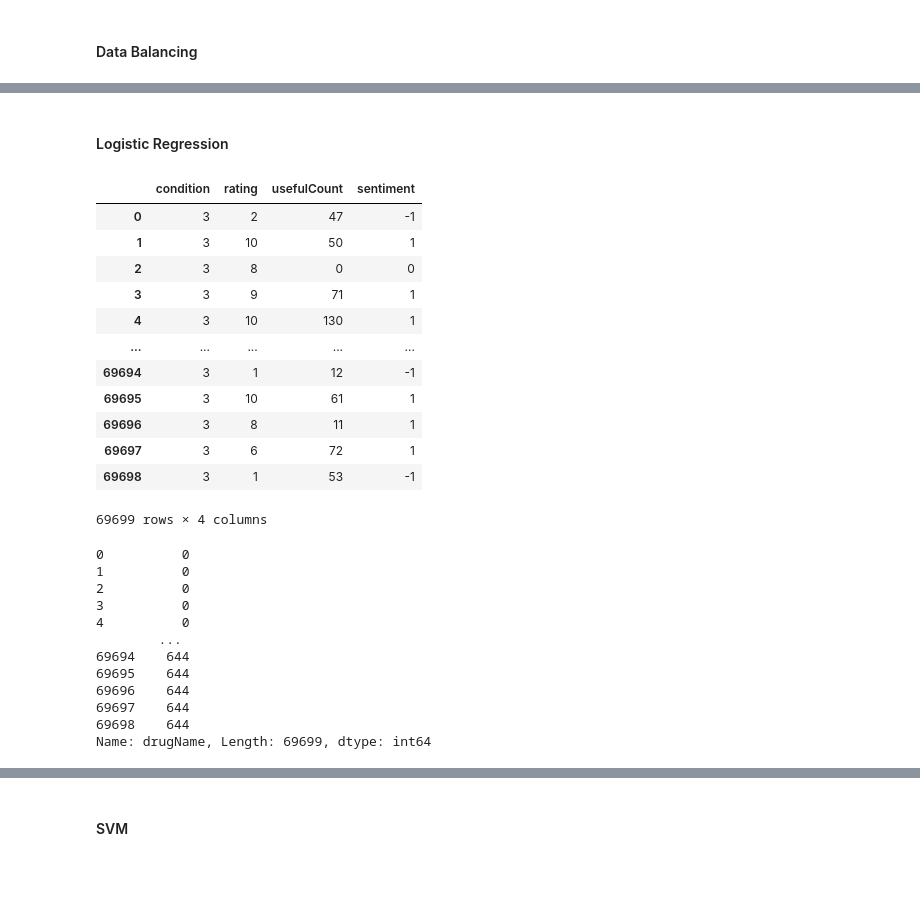
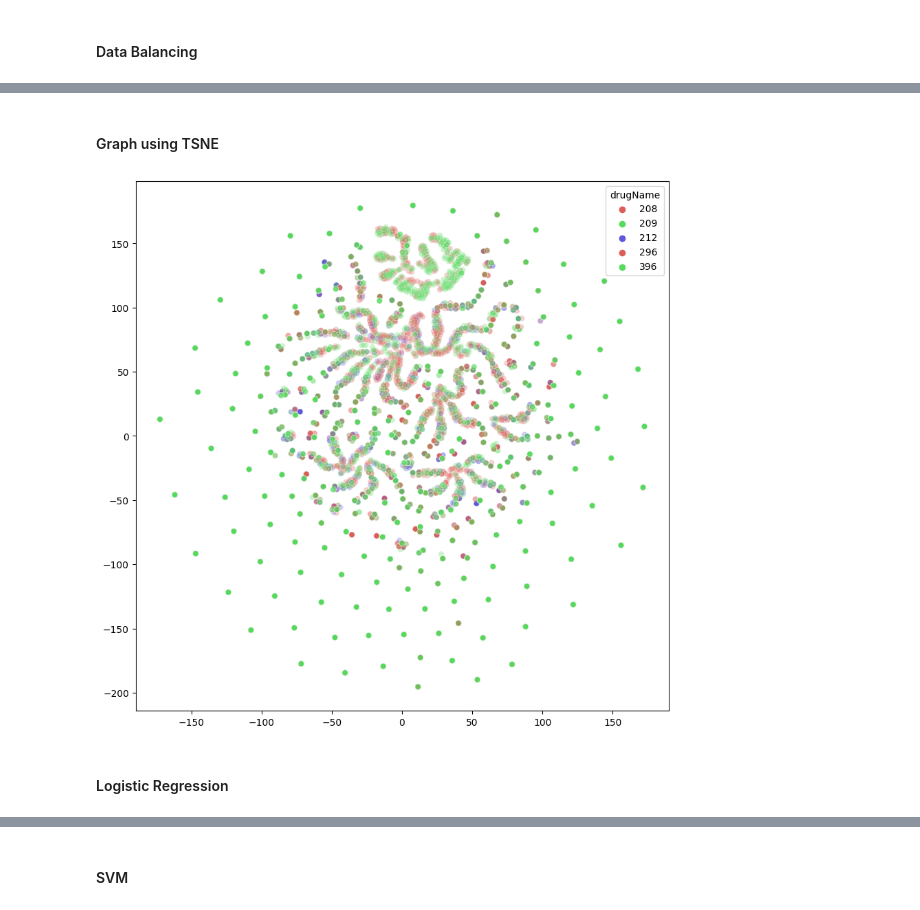
Before and after one commit to juanfranciscocis/Medicine_Recomendation, a Jupyter notebook: avance_proyecto.ipynb, the cells around one changed output, grey strips where cells are left out. Cells and saved outputs as stored; diff of their text form; code cells hidden in the pictures; blank space fills up the shorter version.

```diff
--- a/avance_proyecto.ipynb
+++ b/avance_proyecto.ipynb
@@ -90,8 +94,8 @@ from numpy import mean, std
 ### ANALISIS EXPLORATORIO DE DATOS
 # %%
 # Where data is stored
-pathTest = "C:/Users/joxue/Downloads/Medicine_Recomendation-juan-francisco/Medicine_Recomendation-juan-francisco/data/test.csv"
-pathTrain = "C:/Users/joxue/Downloads/Medicine_Recomendation-juan-francisco/Medicine_Recomendation-juan-francisco/data/train.csv"
+pathTest = "../Medicine_Recomendation/data/test.csv"
+pathTrain = "../Medicine_Recomendation/data/train.csv"
 
 # Read data
 dfTest = pd.read_csv(pathTest)
@@ -718,0 +736,4 @@ memory usage: 2.8 MB
+# %%
+# df will have only the 3 drugs with more reviews, 212,208,296, drop all the rows with the other drugs
+df = df[df['drugName'].isin([212,208,296,396,209])]
+df
@@ -750,39 +796,33 @@ Y shape:  (69699,)
+# %% [markdown]
+#### Graph using TSNE
+# %%
+# Z-score normalization
+from sklearn.preprocessing import StandardScaler
+scaler = StandardScaler()
+X = scaler.fit_transform(X)
+
+
+# using TSNE to visualize the data
+from sklearn.manifold import TSNE
+import matplotlib.pyplot as plt
+import seaborn as sns
+
+tsne = TSNE(n_components=2, random_state=42)
+X_tsne = tsne.fit_transform(X)
+
+# Plot the data of the training set
+plt.figure(figsize=(10, 10))
+sns.scatterplot(
+    x=X_tsne[:, 0], y=X_tsne[:, 1],
+    hue=Y,
+    palette=sns.color_palette("hls", 3),
+    legend="full",
+    alpha=0.3
+)
+plt.show()
+# %% [output]
+[figure, added]
 # %% [markdown]
 #### Logistic Regression
 # %%
 logisticRegressionFinished = False
-# %%
-# save X as a csv file
-X.to_csv('X.csv', index=False)
-X
-# %% [output]
-|  | condition | rating | usefulCount | sentiment |
-| 0 | 3 | 2 | 47 | -1 |
-| 1 | 3 | 10 | 50 | 1 |
-| 2 | 3 | 8 | 0 | 0 |
-| 3 | 3 | 9 | 71 | 1 |
-| 4 | 3 | 10 | 130 | 1 |
-| ... | ... | ... | ... | ... |
-| 69694 | 3 | 1 | 12 | -1 |
-| 69695 | 3 | 10 | 61 | 1 |
-| 69696 | 3 | 8 | 11 | 1 |
-| 69697 | 3 | 6 | 72 | 1 |
-| 69698 | 3 | 1 | 53 | -1 |
-69699 rows × 4 columns
-# %%
-# save Y as a csv file
-Y.to_csv('Y.csv', index=False)
-Y
-# %% [output]
-0          0
-1          0
-2          0
-3          0
-4          0
-        ...
-69694    644
-69695    644
-69696    644
-69697    644
-69698    644
-Name: drugName, Length: 69699, dtype: int64
```
Also changed, not shown: parts of 16 cells of this notebook, 2 other files.
